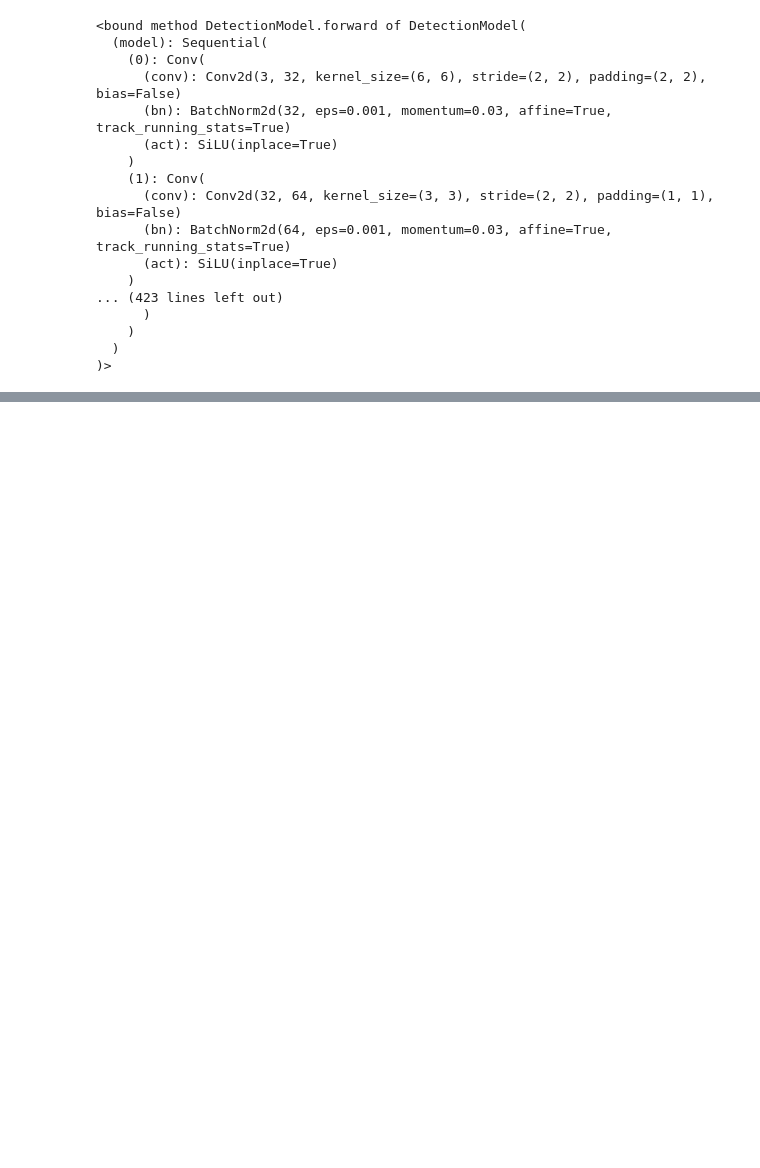
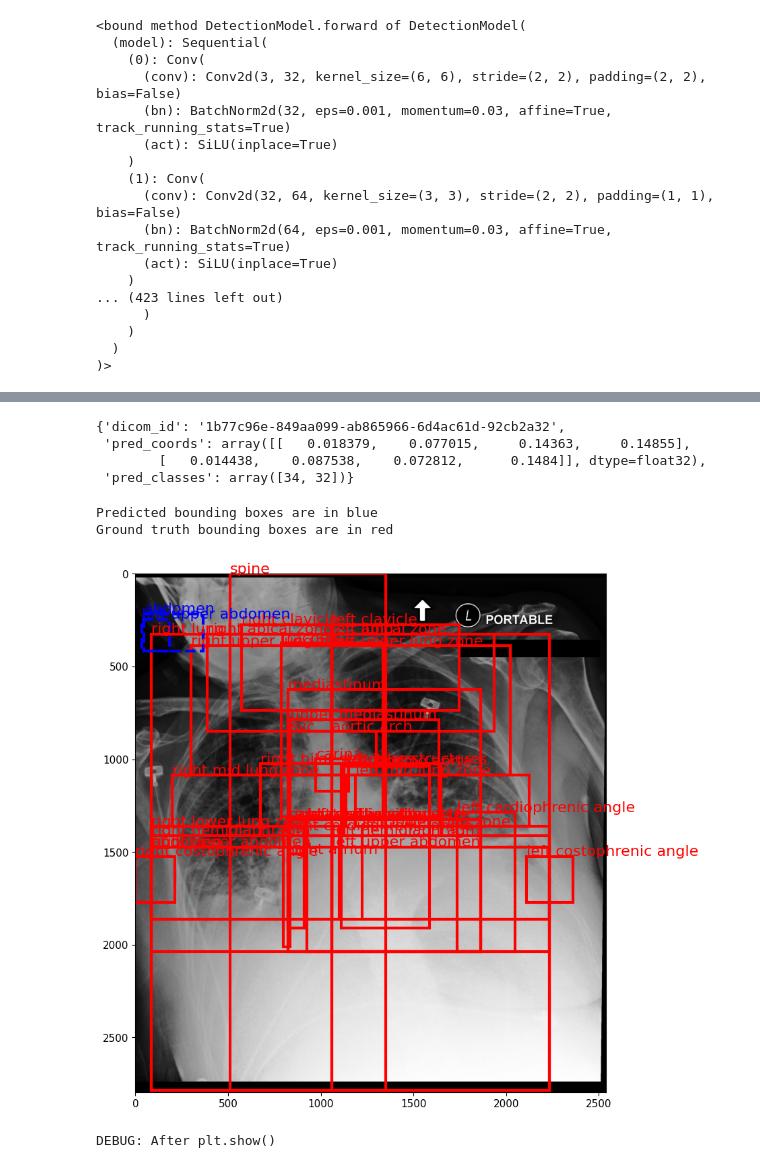
Before and after one commit to PabloMessina/MedVQA, a Jupyter notebook: medvqa/models/notebooks/Playing with YOLO.ipynb, the cells around one changed output, grey strips where cells are left out. Drawn from its saved outputs; the diff is of its cells as text; code cells hidden in the pictures; blank space fills up the shorter version.

```diff
--- a/medvqa/models/notebooks/Playing with YOLO.ipynb
+++ b/medvqa/models/notebooks/Playing with YOLO.ipynb
@@ -114,0 +778,8 @@ model.model.forward
+# %%
+output = visualize_chest_imagenome_yolov8_predictions(
+    model_name_or_path='/home/pamessina/medvqa-workspace/cache/chest_imagenome/train4/weights/best.pt',
+    dicom_id='0f3ae264-fd754868-59eb9923-51b5b75b-2cf3c160',
+    image_size=(416, 416),
+    conf_thres=0.1,
+    iou_thres=0.1,
+)
@@ -114,0 +839,21 @@ model.model.forward
+# %%
+output
+# %% [output]
+{'dicom_id': '1b77c96e-849aa099-ab865966-6d4ac61d-92cb2a32',
+ 'pred_coords': array([[   0.018379,    0.077015,     0.14363,     0.14855],
+        [   0.014438,    0.087538,    0.072812,      0.1484]], dtype=float32),
+ 'pred_classes': array([34, 32])}
+# %%
+from medvqa.datasets.chest_imagenome.chest_imagenome_dataset_management import _visualize_predicted_bounding_boxes__yolo
+_visualize_predicted_bounding_boxes__yolo(
+    dicom_id=output['dicom_id'],
+    pred_coords=output['pred_coords'],
+    pred_classes=output['pred_classes'],
+    figsize=(10,10),
+    format='xyxy',
+)
+# %% [output]
+Predicted bounding boxes are in blue
+Ground truth bounding boxes are in red
+[figure, added]
+DEBUG: After plt.show()
```
Also changed, not shown: parts of 61 cells of this notebook, 30 other files.
